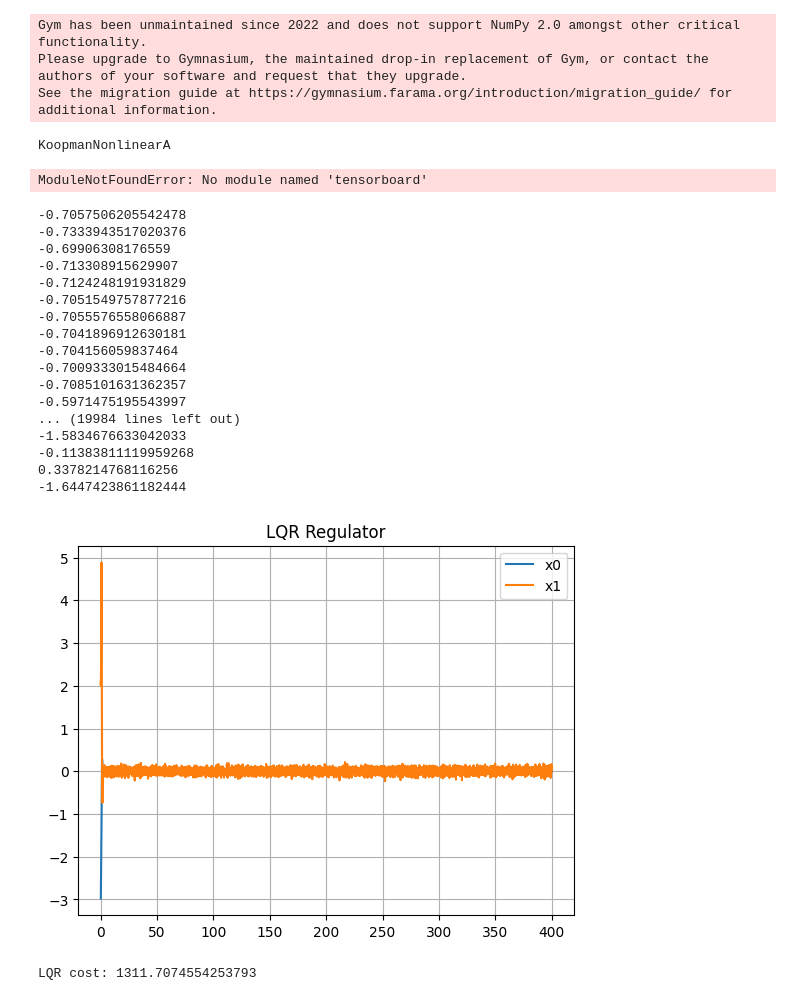
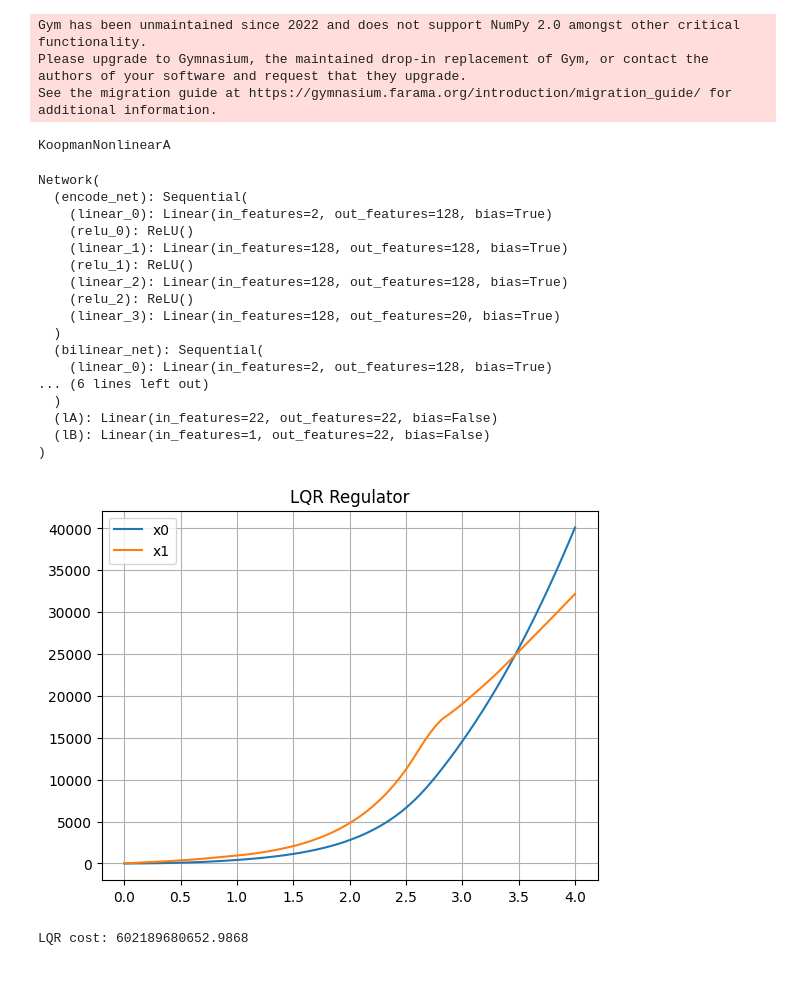
Before and after one commit to xyrrrrrrrr/RKVAE, a Jupyter notebook: control/Control_KoopmanNonlinearA.ipynb, the cells around one changed output. Cells and saved outputs as stored; diff of their text form; code cells hidden in the pictures.

```diff
--- a/control/Control_KoopmanNonlinearA.ipynb
+++ b/control/Control_KoopmanNonlinearA.ipynb
@@ -42,7 +42,7 @@ suffix = suffixes[method_index-2]
 # env_name = "DampingPendulum"
 # env_name = "DoublePendulum"
 # suffix = "MountainCarContinuous1_26"
-env_name = "MountainCarContinuous-v0"
+# env_name = "MountainCarContinuous-v0"
 # %%
 method = Methods[method_index]
 root_path = "../Data/"+suffix
@@ -60,7 +60,7 @@ elif method.endswith("KoopmanU"):
 elif method.endswith("DKNGU"):
     import Learn_DKN_gxu as lka
 for file in os.listdir(root_path):
-    if file.startswith(method+"_"+env_name) and file.endswith("samples20000.pth"):
+    if file.startswith(method+"_"+env_name) and file.endswith("samples50000.pth"):
         model_path = file
 if method.endswith("DKNGU"):
     for file in os.listdir(root_path):
@@ -93,7 +93,23 @@ net.cpu()
 net.double()
 # %% [output]
 KoopmanNonlinearA
-ModuleNotFoundError: No module named 'tensorboard'
+Network(
+  (encode_net): Sequential(
+    (linear_0): Linear(in_features=2, out_features=128, bias=True)
+    (relu_0): ReLU()
+    (linear_1): Linear(in_features=128, out_features=128, bias=True)
+    (relu_1): ReLU()
+    (linear_2): Linear(in_features=128, out_features=128, bias=True)
+    (relu_2): ReLU()
+    (linear_3): Linear(in_features=128, out_features=20, bias=True)
+  )
+  (bilinear_net): Sequential(
+    (linear_0): Linear(in_features=2, out_features=128, bias=True)
+... (6 lines left out)
+  )
+  (lA): Linear(in_features=22, out_features=22, bias=False)
+  (lB): Linear(in_features=1, out_features=22, bias=False)
+)
 # %%
 def Prepare_Region_LQR(env_name,precision = 0.1):
     x_ref = np.zeros(Nstate)
@@ -302,12 +276,13 @@ def Psi_o(s,net): # Evaluates basis functions Ψ(s(t_k))
 
 def Prepare_LQR(env_name):
     x_ref = np.zeros(Nstate)
+    rho = 0.01
     if env_name.startswith("CartPole"):
         Q = np.zeros((NKoopman,NKoopman))
         Q[1,1] = 1.0
         Q[2,2] = 5.0
         Q[3,3] = 1.0
-        R = 10*np.eye(1)
+        R = 1*np.eye(1)
         reset_state=  [0.0,-1.0,0.0,0]
     elif env_name.startswith("Pendulum"):
         Q = np.zeros((NKoopman,NKoopman))
@@ -322,11 +297,13 @@ def Prepare_LQR(env_name):
         Q[2,2] = 0.01
         Q[3,3] = 0.01
         R = 1*np.eye(2)
-        reset_state = [-1.5, 0.1, 0.0, 0]
+        reset_state = [-1.5, 0.1, 0, 0]
     elif env_name.startswith("DampingPendulum"):
         Q = np.zeros((NKoopman,NKoopman))
         Q[0,0] = 5.0
         Q[1,1] = 0.01
+        # Q[indim:NKoopman,indim:NKoopman] = rho * np.eye(NKoopman-indim)
+        # Q[NKoopman+indim:,NKoopman+indim:] = rho * np.eye(NKoopman-indim)
         R = 50*np.eye(1)
         reset_state = [-3,2]
     elif env_name.startswith("MountainCarContinuous"):
@@ -334,17 +311,16 @@ def Prepare_LQR(env_name):
         Q[0,0] = 5.0
         Q[1,1] = 0.01
         R = 1*np.eye(1)
-        reset_state = [0.5,0.0]
-        x_ref[0] = 0.45
+        reset_state = [0.6, 0.0]
+        x_ref[0] = 0.2
     elif env_name.startswith("LunarLanderContinuous-v2"):
         Q = np.zeros((NKoopman,NKoopman))
         Q[0,0] = 20.0
         Q[1,1] = 20.0
         Q[2,2] = 5.0
         Q[3,3] = 5.0
-
-        R = 1*np.eye(2)
-        reset_state = [2.0,0.0]
+        R = 1*np.eye(1)
+        reset_state = [1.5,0.0]
         x_ref[0] = 0
         x_ref[1] = 0
         x_ref[-1] = 0
@@ -380,54 +356,33 @@ steps = 200
 for i in range(steps):
     # env.render()
     u = -Kopt*(x0-x_ref_lift)
     gu = net.bilinear_net(torch.DoubleTensor(x0[:Nstate].reshape(1,-1))).detach().numpy()
     if udim == 1:
         ureal = u[0,0]/gu[0,0]
     else:
         ureal = [u[i,0]/gu[0,i] for i in range(udim)]
-    # u = max(-umax,min(umax,u[0,0]))
-    # print(type(u[0,0]),type(u))
-    print(ureal)
-    # ureal=0
     observation, reward, done, info = env.step(ureal)
-    observation_noisy = observation + np.random.normal(0, 0.1, observation.shape[0])
+    observation_noisy = observation + np.random.normal(0, 0.1, Nstate)
     x0 = np.matrix(Psi_o(observation_noisy,net))
     # x0 = Ad*x0+Bd*u
     # observation_list.append(x0[:Nstate].reshape(-1,1))
     observation_list.append(observation.reshape(-1,1))
     u_list.append(u)
     # time.sleep(0.1)
 
 observations = np.concatenate(observation_list,axis=1)
 
 np.save("./data/"+env_name+"_"+method+"_observations.npy",observations)
 u_list = np.array(u_list).reshape(-1)
 time_history = np.arange(steps+1)*env.dt
 for i in range(Nstate):
     plt.plot(time_history, observations[i,:].reshape(-1,1), label="x{}".format(i))
 plt.grid(True)
 plt.title("LQR Regulator")
 plt.legend()
 plt.show()
 cost = Cost(observations,u_list,Q,R,x_ref)
 print("LQR cost:", cost)
 # %% [output]
+[figure, new version]
--0.7057506205542478
--0.7333943517020376
--0.69906308176559
--0.713308915629907
--0.7124248191931829
--0.7051549757877216
--0.7055576558066887
--0.7041896912630181
--0.704156059837464
--0.7009333015484664
--0.7085101631362357
--0.5971475195543997
-... (19984 lines left out)
--1.5834676633042033
--0.11383811119959268
-0.3378214768116256
--1.6447423861182444
+LQR cost: 602189680652.9868
-[figure, old version]
-LQR cost: 1311.7074554253793
```
Also changed, not shown: parts of 6 cells of this notebook, 10 other files.
